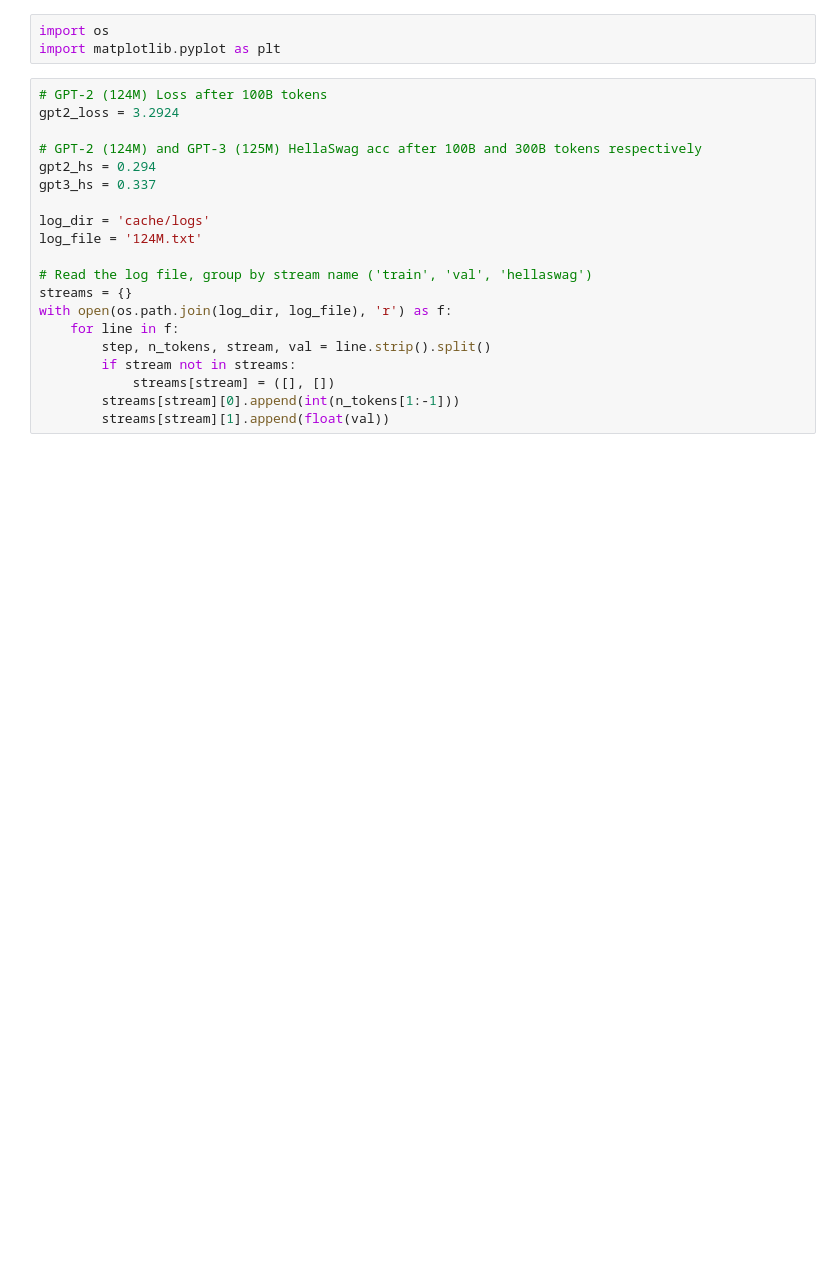
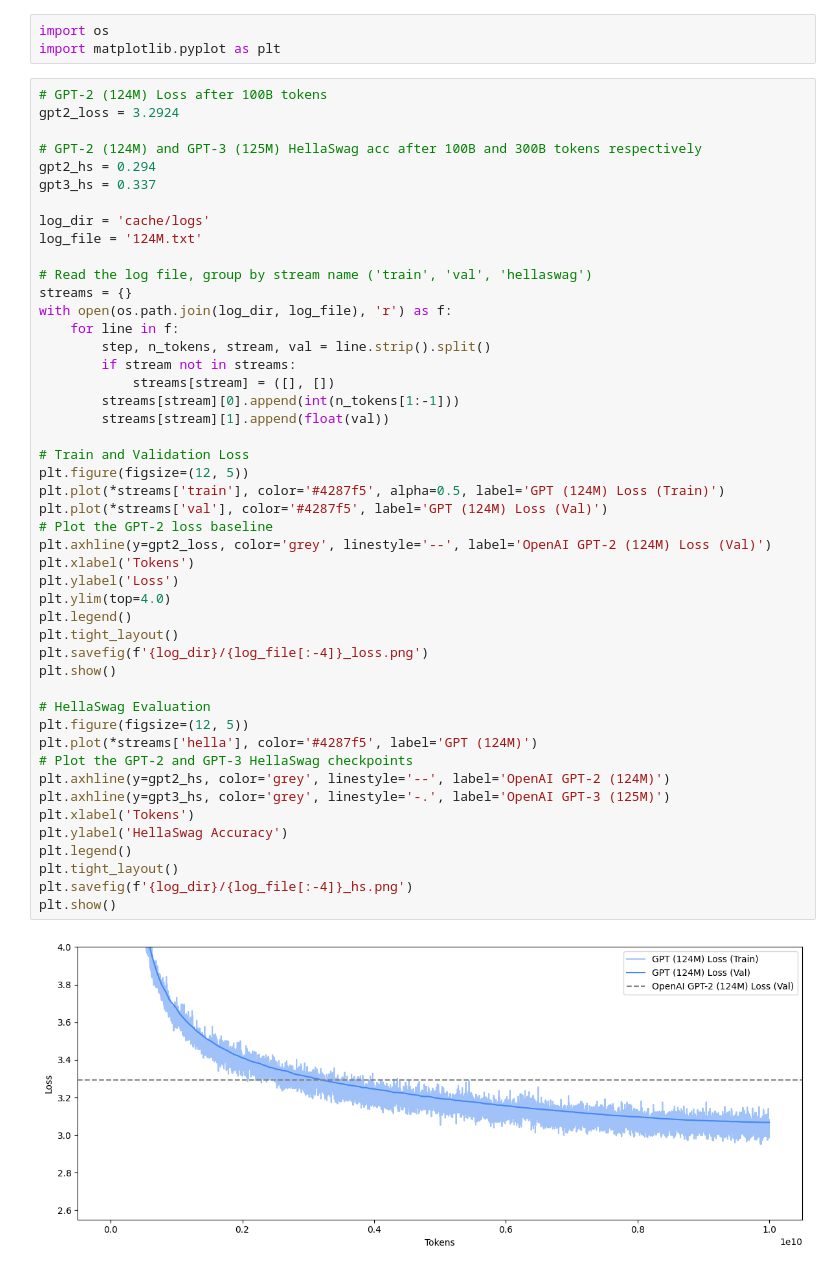
Before and after one commit to fraserlove/gpt-alpha, a Jupyter notebook: eval.ipynb, the cells around one changed output. Drawn from its saved outputs; the diff is of its cells as text; blank space fills up the shorter version.

```diff
--- a/eval.ipynb
+++ b/eval.ipynb
@@ -6,20 +6,49 @@ import matplotlib.pyplot as plt
 # %%
 # GPT-2 (124M) Loss after 100B tokens
 gpt2_loss = 3.2924
 
 # GPT-2 (124M) and GPT-3 (125M) HellaSwag acc after 100B and 300B tokens respectively
 gpt2_hs = 0.294
 gpt3_hs = 0.337
 
 log_dir = 'cache/logs'
 log_file = '124M.txt'
 
 # Read the log file, group by stream name ('train', 'val', 'hellaswag')
 streams = {}
 with open(os.path.join(log_dir, log_file), 'r') as f:
     for line in f:
         step, n_tokens, stream, val = line.strip().split()
         if stream not in streams:
             streams[stream] = ([], [])
         streams[stream][0].append(int(n_tokens[1:-1]))
         streams[stream][1].append(float(val))
+
+# Train and Validation Loss
+plt.figure(figsize=(12, 5))
+plt.plot(*streams['train'], color='#4287f5', alpha=0.5, label='GPT (124M) Loss (Train)')
+plt.plot(*streams['val'], color='#4287f5', label='GPT (124M) Loss (Val)')
+# Plot the GPT-2 loss baseline
+plt.axhline(y=gpt2_loss, color='grey', linestyle='--', label='OpenAI GPT-2 (124M) Loss (Val)')
+plt.xlabel('Tokens')
+plt.ylabel('Loss')
+plt.ylim(top=4.0)
+plt.legend()
+plt.tight_layout()
+plt.savefig(f'{log_dir}/{log_file[:-4]}_loss.png')
+plt.show()
+
+# HellaSwag Evaluation
+plt.figure(figsize=(12, 5))
+plt.plot(*streams['hella'], color='#4287f5', label='GPT (124M)')
+# Plot the GPT-2 and GPT-3 HellaSwag checkpoints
+plt.axhline(y=gpt2_hs, color='grey', linestyle='--', label='OpenAI GPT-2 (124M)')
+plt.axhline(y=gpt3_hs, color='grey', linestyle='-.', label='OpenAI GPT-3 (125M)')
+plt.xlabel('Tokens')
+plt.ylabel('HellaSwag Accuracy')
+plt.legend()
+plt.tight_layout()
+plt.savefig(f'{log_dir}/{log_file[:-4]}_hs.png')
+plt.show()
+# %% [output]
+[figure, added]
```
Also changed, not shown: parts of 2 cells of this notebook, 9 other files.
